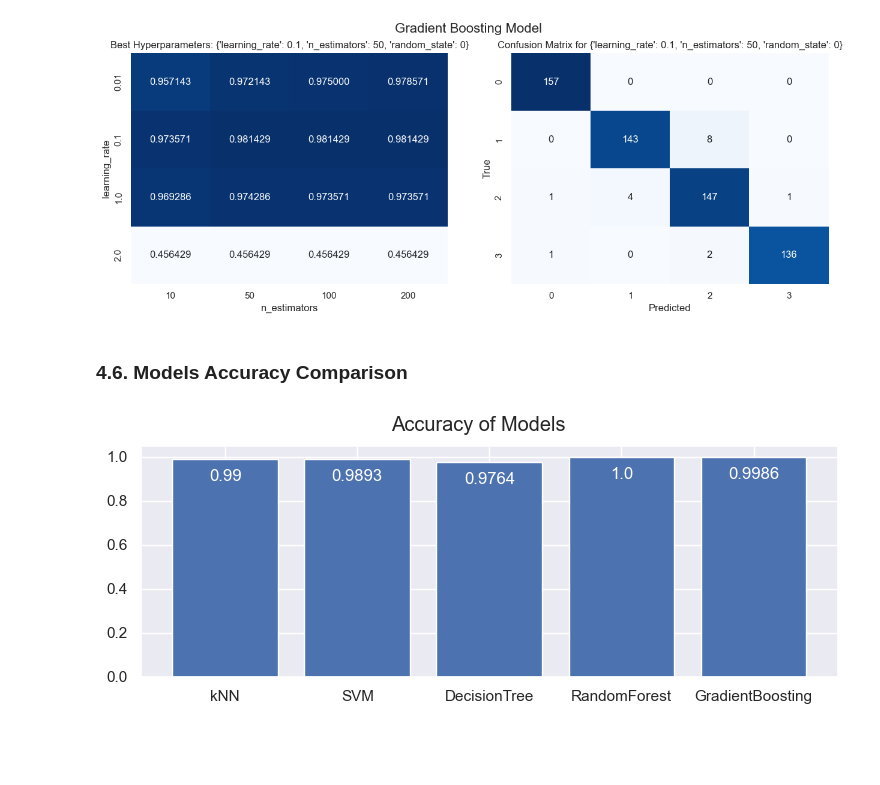
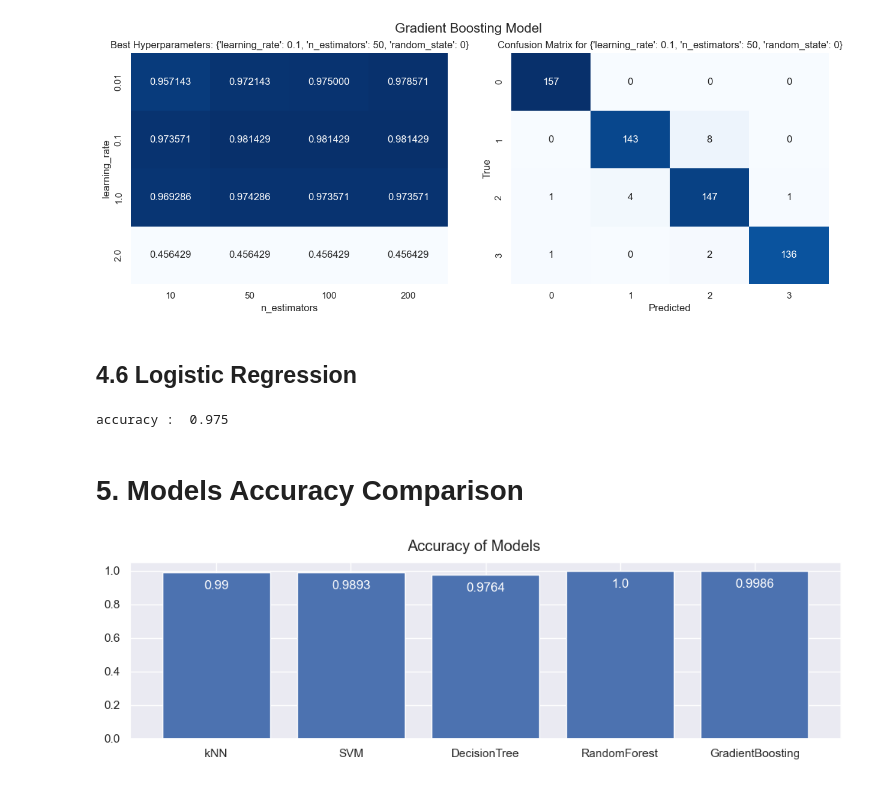
Before and after one commit to Atul245/Wireless_Indoor_Localization, a Jupyter notebook: Wireless_Indoor_Localization.ipynb, the cells around one changed output. Cells and saved outputs as stored; diff of their text form; code cells hidden in the pictures; blank space fills up the shorter version.

```diff
--- a/Wireless_Indoor_Localization.ipynb
+++ b/Wireless_Indoor_Localization.ipynb
@@ -236,3 +330,7 @@ c_matrix_dt = confusion_matrix(y_test, y_pred_dt)
 plotting(heatmap_df_dt,c_matrix_dt,gs_results_dt.best_params_,grid_params_dt,'Decision Trees')
 # %% [output]
 [figure]
+# %%
+dt = DecisionTreeClassifier()
+dt.fit(X_train, y_train.ravel())
+print("accuracy: ", dt.score(X_test, y_test))
@@ -326,20 +431,34 @@ c_matrix_gb = confusion_matrix(y_test, y_pred_gb)
 plotting(heatmap_df_gb,c_matrix_gb,gs_results_gb.best_params_,grid_params_gb,'Gradient Boosting')
 # %% [output]
 [figure]
+# %% [markdown]
+## 4.6 Logistic Regression
+# %%
+train_set, test_set = train_test_split(df, test_size=0.2, random_state=40)
+train_set_att = train_set.drop(['room'], axis=1)
+train_set_t = train_set['room']
+test_set_att = test_set.drop(['room'], axis=1)
+test_set_t = test_set['room']
+
+lr = LogisticRegression()
+lr.fit(train_set_att, train_set_t)
+print("accuracy : ", lr.score(test_set_att, test_set_t))
+# %% [output]
+accuracy :  0.975
 # %% [markdown]
-### 4.6. Models Accuracy Comparison
+# 5. Models Accuracy Comparison
 # %%
 models = list(accuracies.keys())
 values = list(accuracies.values())
 valuesRounded =  [round(x,4) for x in values]
 
-fig, ax = plt.subplots(1, 1, figsize=(9, 3))
+fig, ax = plt.subplots(1, 1, figsize=(12, 3))
 ax.bar(models, valuesRounded)
 
 fig.suptitle('Accuracy of Models')
 
 for p in ax.patches:
     b = str(p.get_height())
     ax.annotate(b,xy=(p.get_x()+(p.get_width()/2),p.get_height()-0.10),ha='center',color="white")
 # %% [output]
-[figure, old version]
+[figure, new version]
```
Also changed, not shown: parts of 21 cells of this notebook.
